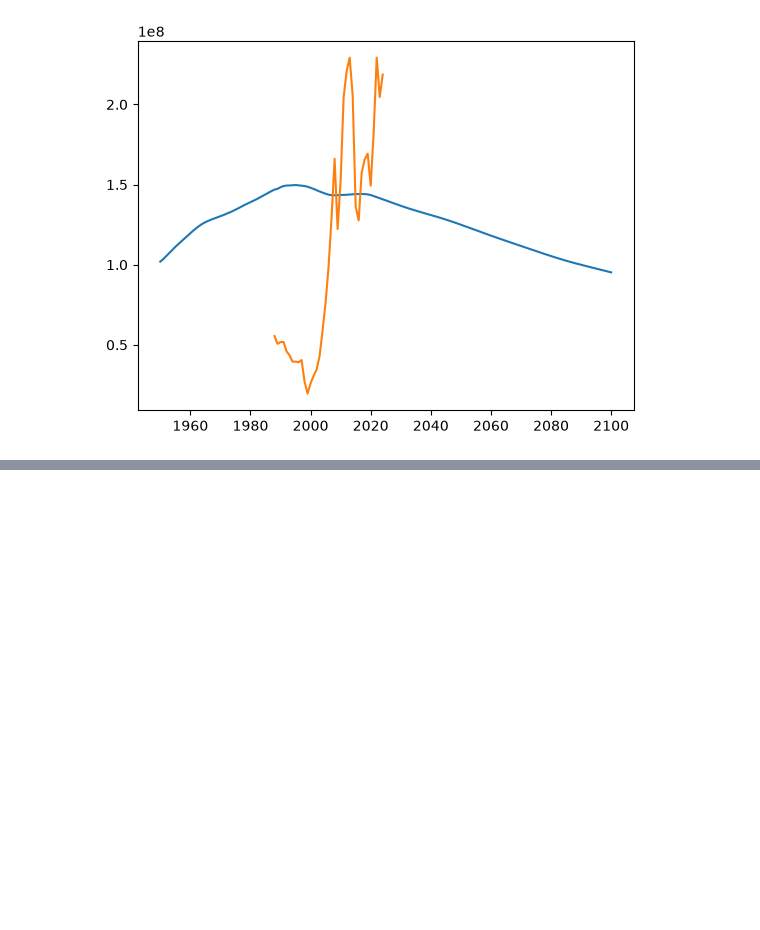
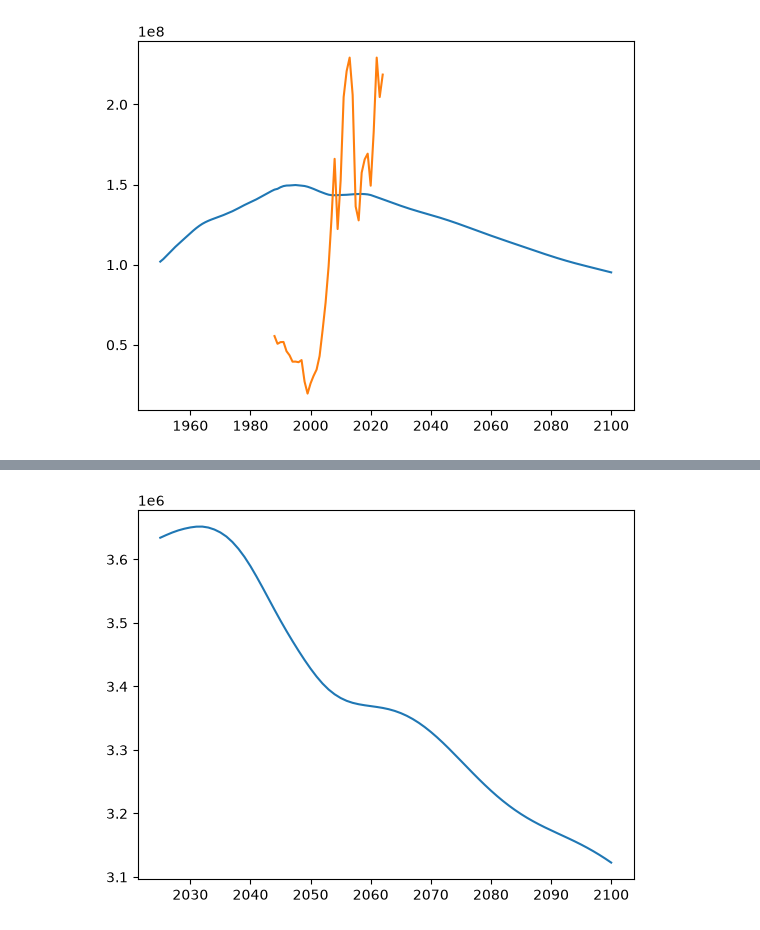
Before and after one commit to Flx232/Census-Dashboard, a Jupyter notebook: exploratory.ipynb, the cells around one changed output, grey strips where cells are left out. Cells and saved outputs as stored; diff of their text form; code cells hidden in the pictures; blank space fills up the shorter version.

```diff
--- a/exploratory.ipynb
+++ b/exploratory.ipynb
@@ -276,0 +776,5 @@ plt.plot(section['YR'], (section['GDP'])/1e4)
+# %%
+plt.plot(section['yr'], (section['births']))
+plt.show()
+# %% [output]
+[figure, added]
```
Also changed, not shown: parts of 73 cells of this notebook, 18 other files.
